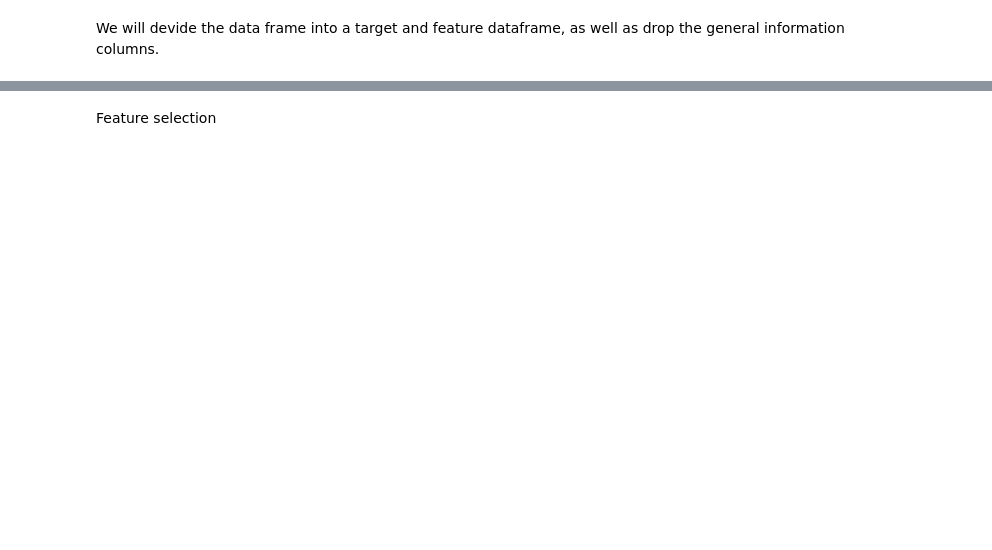
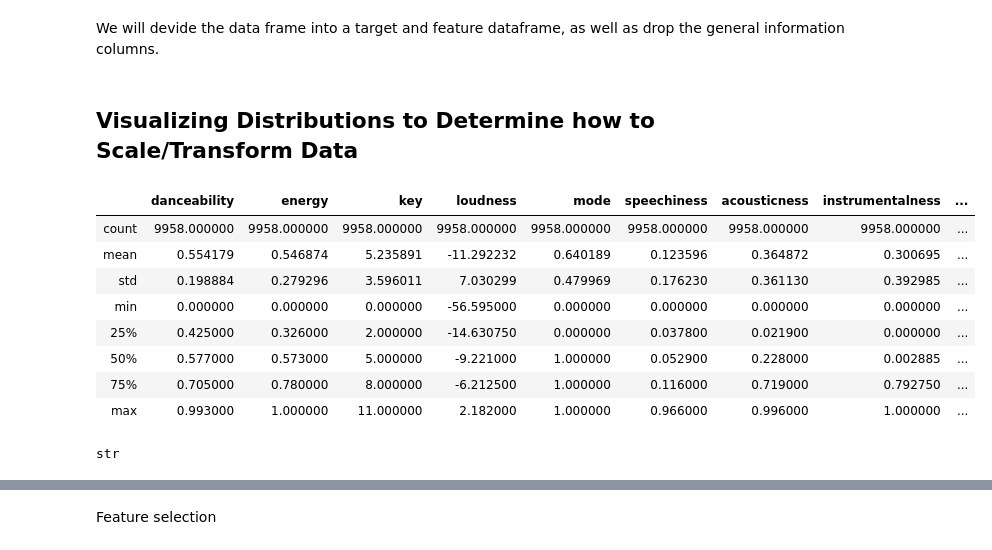
Before and after one commit to sam-zlota/DS3000-Final-Project, a Jupyter notebook: DS3000_FP4_Section02_Group7.ipynb, the cells around one changed output, grey strips where cells are left out. Drawn from its saved outputs; the diff is of its cells as text; code cells hidden in the pictures; blank space fills up the shorter version.

```diff
--- a/DS3000_FP4_Section02_Group7.ipynb
+++ b/DS3000_FP4_Section02_Group7.ipynb
@@ -241,3 +222,21 @@ def features_and_target(df):
     return features, target
 
 features, target = features_and_target(all_data)
+# %% [markdown]
+## Visualizing Distributions to Determine how to Scale/Transform Data
+# %%
+features.describe()
+# %% [output]
+|  | danceability | energy | key | loudness | mode | speechiness | acousticness | instrumentalness | ... |
+| count | 9958.000000 | 9958.000000 | 9958.000000 | 9958.000000 | 9958.000000 | 9958.000000 | 9958.000000 | 9958.000000 | ... |
+| mean | 0.554179 | 0.546874 | 5.235891 | -11.292232 | 0.640189 | 0.123596 | 0.364872 | 0.300695 | ... |
+| std | 0.198884 | 0.279296 | 3.596011 | 7.030299 | 0.479969 | 0.176230 | 0.361130 | 0.392985 | ... |
+| min | 0.000000 | 0.000000 | 0.000000 | -56.595000 | 0.000000 | 0.000000 | 0.000000 | 0.000000 | ... |
+| 25% | 0.425000 | 0.326000 | 2.000000 | -14.630750 | 0.000000 | 0.037800 | 0.021900 | 0.000000 | ... |
+| 50% | 0.577000 | 0.573000 | 5.000000 | -9.221000 | 1.000000 | 0.052900 | 0.228000 | 0.002885 | ... |
+| 75% | 0.705000 | 0.780000 | 8.000000 | -6.212500 | 1.000000 | 0.116000 | 0.719000 | 0.792750 | ... |
+| max | 0.993000 | 1.000000 | 11.000000 | 2.182000 | 1.000000 | 0.966000 | 0.996000 | 1.000000 | ... |
+# %%
+type(features["release date"][0])
+# %% [output]
+str
```
Also changed, not shown: parts of 6 cells of this notebook, 2 other files.
